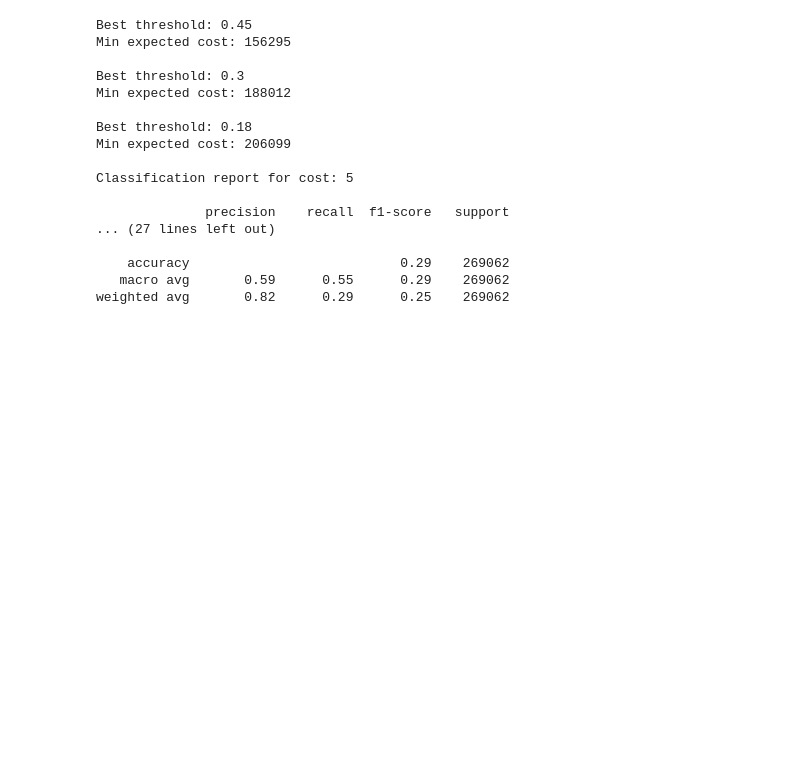
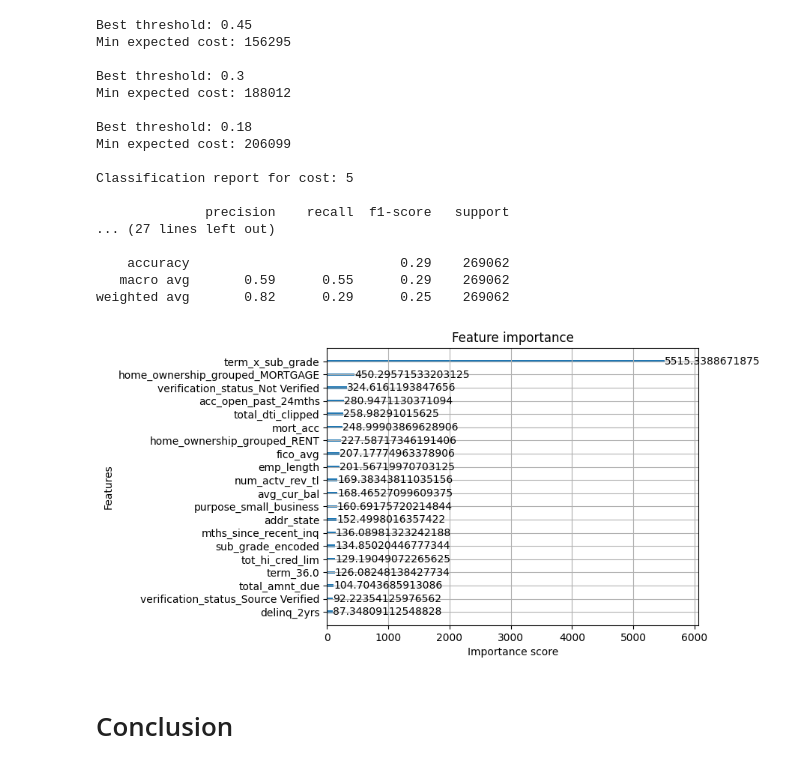
Before and after one commit to LukeHardy721/Credit-Risk-Modelling, a Jupyter notebook: notebooks/xg_boost.ipynb, the cells around one changed output. Saved outputs shown, nothing was run; the diff lists cells and outputs as text; code cells hidden in the pictures; blank space fills up the shorter version.

Commit message:
Adding business conclusion

```diff
--- a/notebooks/xg_boost.ipynb
+++ b/notebooks/xg_boost.ipynb
@@ -387,3 +391,10 @@ Classification report for cost: 5
     accuracy                           0.29    269062
    macro avg       0.59      0.55      0.29    269062
 weighted avg       0.82      0.29      0.25    269062
+# %%
+xgb.plot_importance(best_model_500, importance_type='gain', max_num_features=20)
+plt.show()
+# %% [output]
+[figure, added]
+# %% [markdown]
+# Conclusion
```
Also changed, not shown: parts of 14 cells of this notebook, 1 other file.
